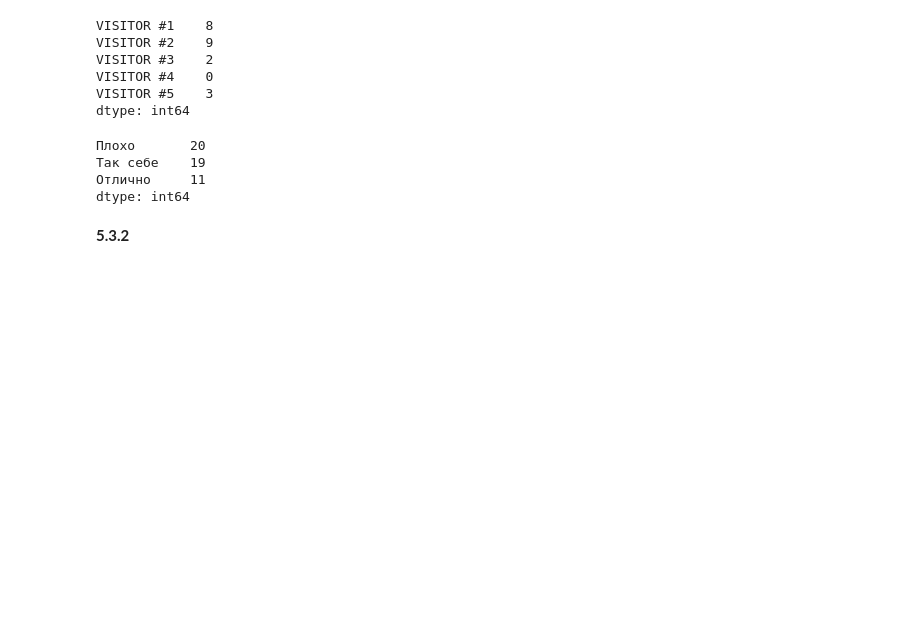
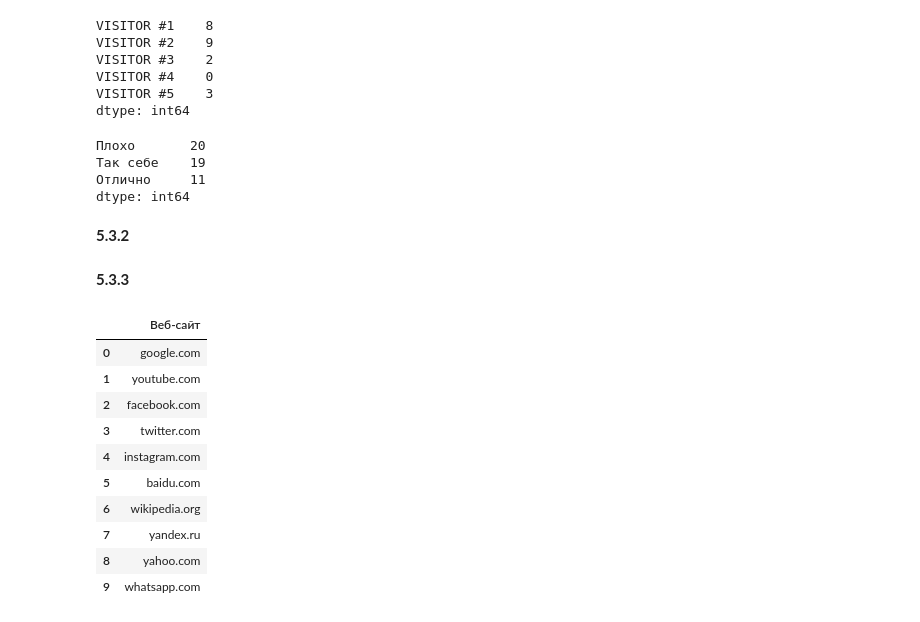
Before and after one commit to gbrs/basics_of_pandas, a Jupyter notebook: Pandas_basic.ipynb, the cells around one changed output. Drawn from its saved outputs; the diff is of its cells as text; code cells hidden in the pictures; blank space fills up the shorter version.

```diff
--- a/Pandas_basic.ipynb
+++ b/Pandas_basic.ipynb
@@ -1466,3 +1466,29 @@ def get_sklad_number(sklad_name):
 def solution(s1):
     result = s1.map(get_sklad_number)
     return result
+# %% [markdown]
+**5.3.3**
+# %%
+df = pd.DataFrame({'Веб-сайт': ['google.com', 'youtube.com', 'facebook.cm',
+                  'twitter.com', 'instagram.com', 'baidu.com', 'wikipedia.org',
+                   'yandex.рф', 'yahoo.cm', 'whatsapp.om']})
+# %%
+def solution(df):
+    # ваш код здесь)
+    result = df.copy()
+    result['Веб-сайт'] = result['Веб-сайт'].str.replace('\.cm', '.com').str.replace('\.om', '.com').str.replace('\.рф', '.ru')
+    return result
+# %%
+solution(df)
+# %% [output]
+|  | Веб-сайт |
+| 0 | google.com |
+| 1 | youtube.com |
+| 2 | facebook.com |
+| 3 | twitter.com |
+| 4 | instagram.com |
+| 5 | baidu.com |
+| 6 | wikipedia.org |
+| 7 | yandex.ru |
+| 8 | yahoo.com |
+| 9 | whatsapp.com |
```
